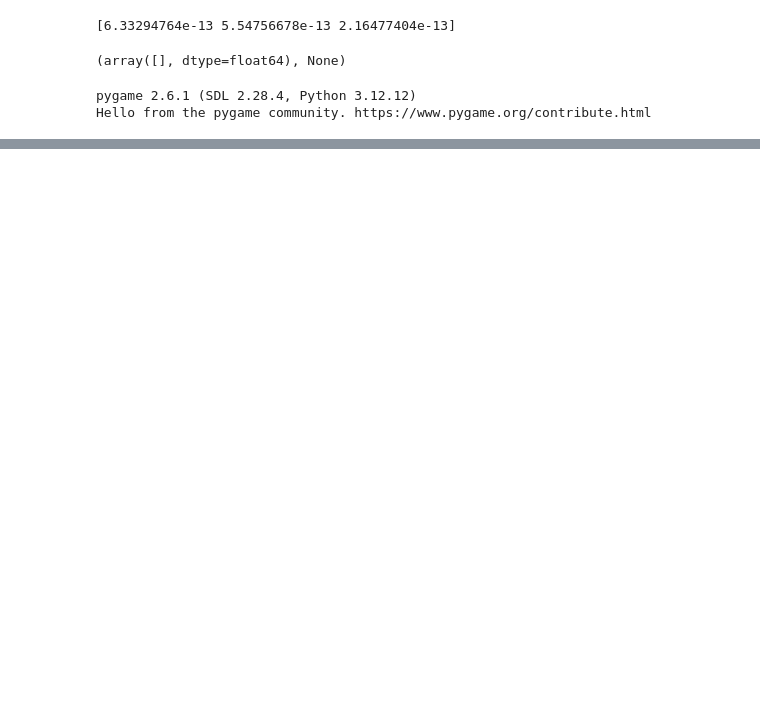
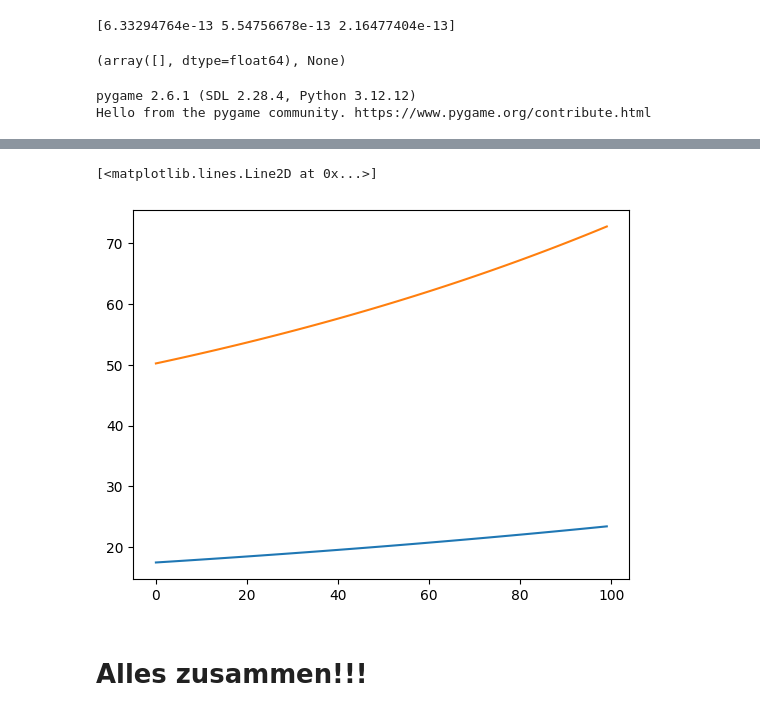
Before and after one commit to TimLockstedt/Opt1, a Jupyter notebook: A4_Tim.ipynb, the cells around one changed output, grey strips where cells are left out. Saved outputs shown, nothing was run; the diff lists cells and outputs as text; code cells hidden in the pictures; blank space fills up the shorter version.

```diff
--- a/A4_Tim.ipynb
+++ b/A4_Tim.ipynb
@@ -210,0 +654,8 @@ for k in range(N):
+# %%
+plt.plot(range(N), L_arr)
+plt.plot(range(N), vmax_arr)
+# %% [output]
+[<matplotlib.lines.Line2D at 0x...>]
+[figure, added]
+# %% [markdown]
+# Alles zusammen!!!
```
Also changed, not shown: parts of 14 cells of this notebook, 1 other file.
